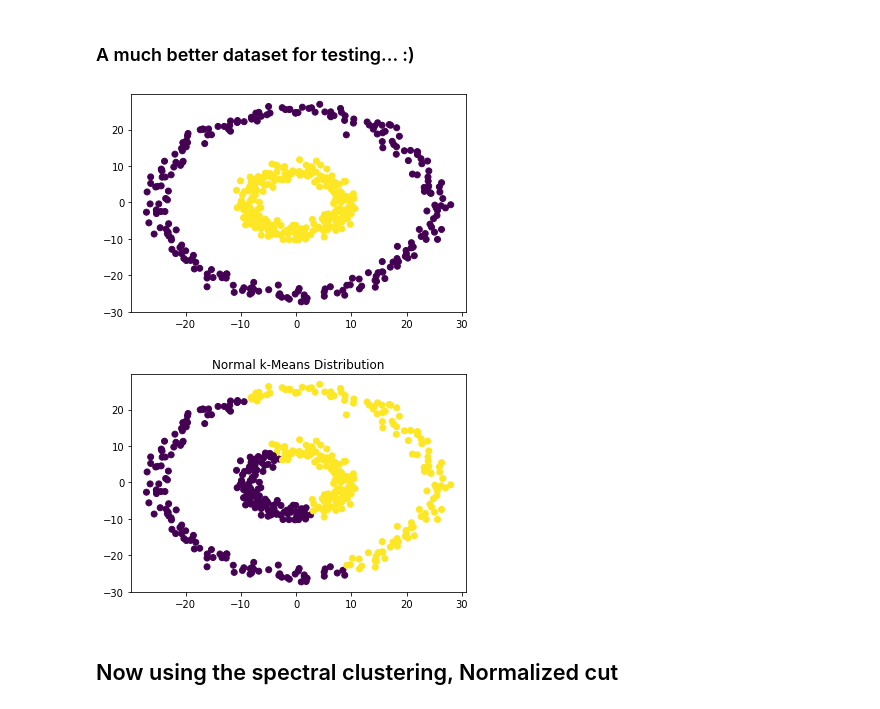
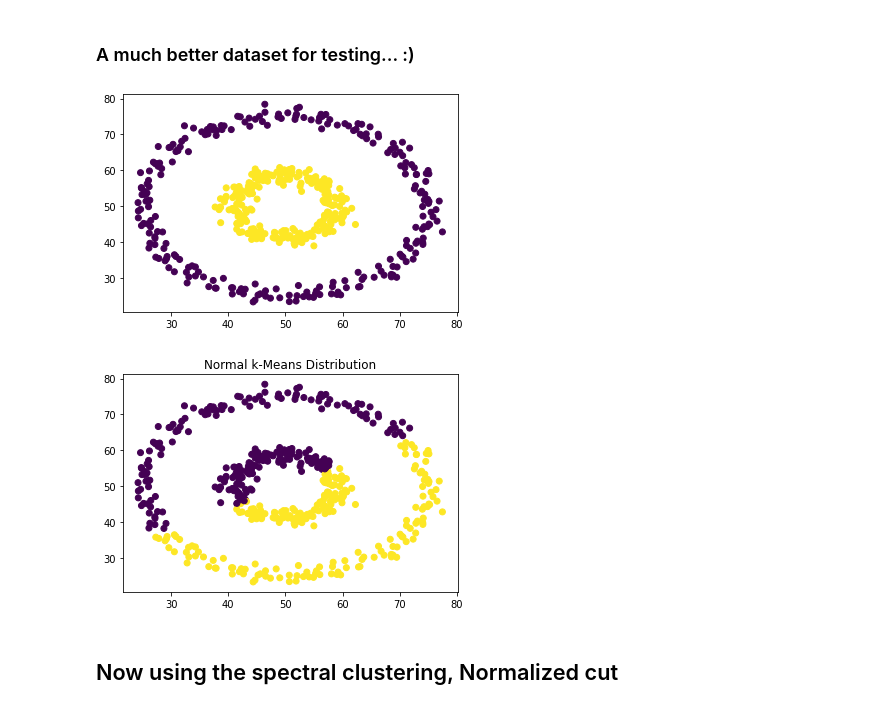
Before and after one commit to Mobad225/Spectral-Clustering, a Jupyter notebook: Spectal_Clustering.ipynb, the cells around one changed output. Cells and saved outputs as stored; diff of their text form; code cells hidden in the pictures.

```diff
--- a/Spectal_Clustering.ipynb
+++ b/Spectal_Clustering.ipynb
@@ -220,14 +230,14 @@ plt.close()
 # %%
 from sklearn import datasets
 
 n_samples = 500
 data, y = datasets.make_circles(n_samples=n_samples, factor=0.35, noise=.05)
-data = 25 * data
+data = 25 * data + 50
 plt.scatter(data[:,0], data[:,1], c = y)
 plt.show()
 plt.close()
 # %% [output]
-[figure, old version]
+[figure, new version]
 # %%
 kmeans = KMeans(n_clusters = 2, random_state=0).fit(data)
 pred = kmeans.labels_
@@ -236,7 +246,7 @@ plt.title('Normal k-Means Distribution')
 plt.show()
 plt.close()
 # %% [output]
-[figure, old version]
+[figure, new version]
 # %% [markdown]
 ## Now using the spectral clustering, Normalized cut
 # %% [markdown]
```
Also changed, not shown: parts of 14 cells of this notebook.
